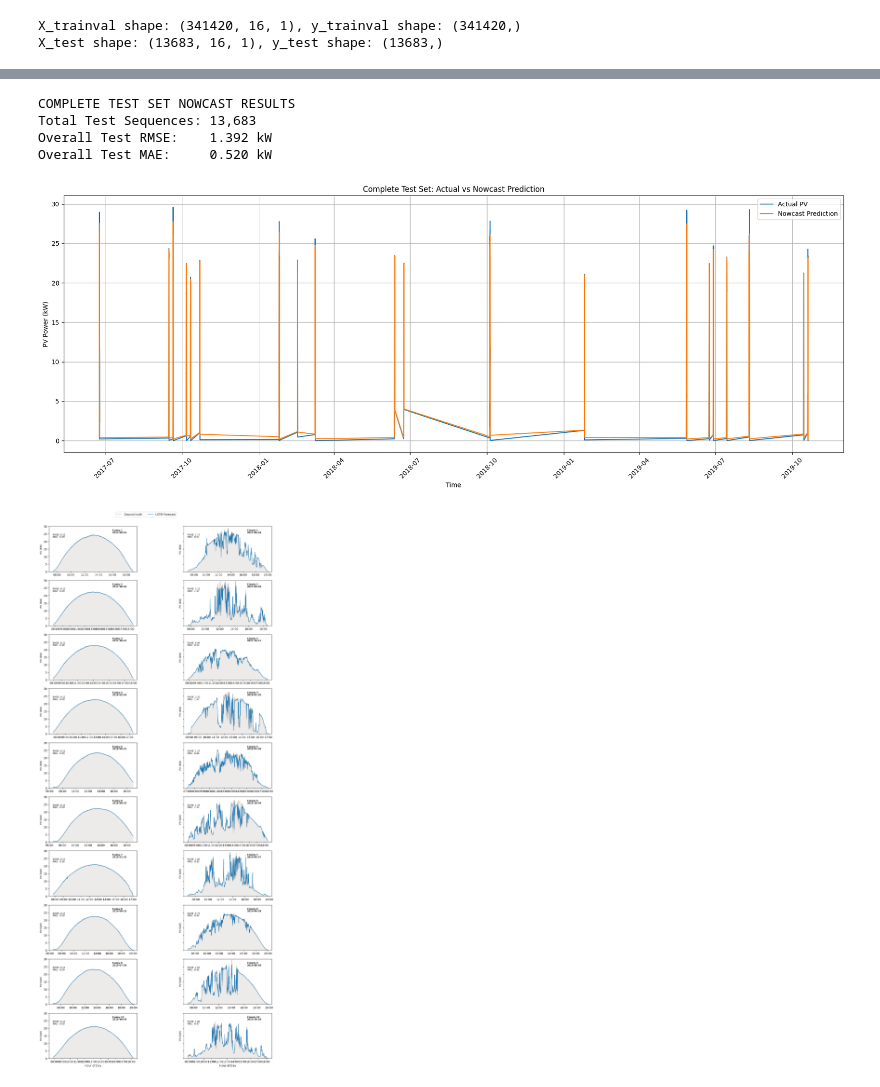
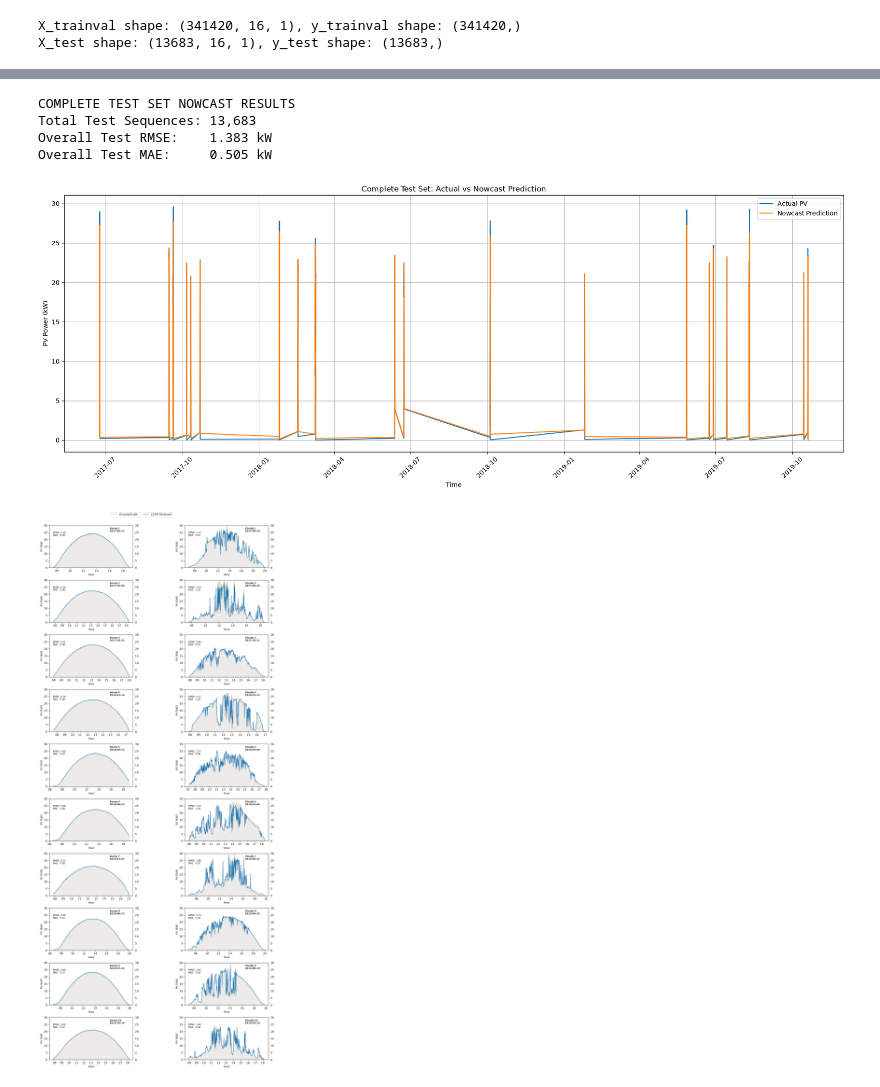
Before and after one commit to umerkang66/skippd-solar-forecasting, a Jupyter notebook: nowcast/01-lstm-baseline.ipynb, the cells around one changed output, grey strips where cells are left out. Cells and saved outputs as stored; diff of their text form; code cells hidden in the pictures.

```diff
--- a/nowcast/01-lstm-baseline.ipynb
+++ b/nowcast/01-lstm-baseline.ipynb
@@ -11,13 +15,11 @@ import pandas as pd
 import os
 
 # Data path from AGENTS.md
-data_folder = "/content/data/extracted/"
+data_folder = "/home/haseebumer/content/data/extracted/"
 
 # !change model name for different models!
 model_name = "LSTM_nowcast_2017_2019_data"
-output_folder = os.path.join(
-    "/content/drive/MyDrive/solar_data", "model_output", model_name
-)
+output_folder = os.path.join("model_output", model_name)
 
 # Ensure output directory exists
 os.makedirs(output_folder, exist_ok=True)
@@ -593,9 +530,9 @@ plt.show()
 # %% [output]
 COMPLETE TEST SET NOWCAST RESULTS
 Total Test Sequences: 13,683
-Overall Test RMSE:    1.392 kW
-Overall Test MAE:     0.520 kW
+Overall Test RMSE:    1.383 kW
+Overall Test MAE:     0.505 kW
-[figure, old version]
+[figure, new version]
 # %%
 # SUNNY AND CLOUD DATES FROM THE SKIPP'D PAPER
 
@@ -642,7 +579,7 @@ hours_test_seq = np.array(
 
 fig, axarr = plt.subplots(10, 2, sharex=False, sharey=True, figsize=(12, 28))
 
-xfmt = mdates.DateFormatter("%H:%M")
+xfmt = mdates.DateFormatter("%H")
 fmt_date = datetime.date(2000, 1, 1)
 
 COLOR_GT = "#B6B1A9"
@@ -682,8 +619,12 @@ for i, date in enumerate(sunny_dates_test):
         label="LSTM Forecast" if i == 0 else "",
     )
 
+    ax.set_xlabel("Hour", fontsize=9)
     ax.set_ylabel("PV (kW)", fontsize=9)
     ax.xaxis.set_major_formatter(xfmt)
+
+    # Show PV values on the right side too
+    ax.tick_params(axis="y", labelleft=True, labelright=True)
 
     ax.text(
         0.72,
@@ -724,36 +665,38 @@ for i, date in enumerate(cloudy_dates_test):
 
     ax.plot(hours_xaxis, y_pred_d, color=COLOR_PRED, linewidth=1.2)
 
+    ax.set_xlabel("Hour", fontsize=9)
     ax.set_ylabel("PV (kW)", fontsize=9)
     ax.xaxis.set_major_formatter(xfmt)
+
+    # Show PV values on the right side too
+    ax.tick_params(axis="y", labelleft=True, labelright=True)
 
     ax.text(
         0.72,
         0.85,
         f"Cloudy {i + 1}\n{date}",
         transform=ax.transAxes,
         fontsize=8,
         fontweight="bold",
     )
 
     ax.text(
         0.04,
         0.75,
         f"RMSE: {d_rmse:.2f}\nMAE:  {d_mae:.2f}",
         transform=ax.transAxes,
         fontsize=8,
     )
 
 
 axarr[0, 0].set_ylim(0, 30)
 
 axarr[0, 0].legend(bbox_to_anchor=[1.1, 1.35], loc="upper center", ncol=2, frameon=True)
 
-axarr[-1, 0].set_xlabel("Hour of Day", fontsize=10)
-axarr[-1, 1].set_xlabel("Hour of Day", fontsize=10)
 
 plt.tight_layout()
 
 plt.show()
 # %% [output]
-[figure, old version]
+[figure, new version]
```
Also changed, not shown: parts of 7 cells of this notebook.
